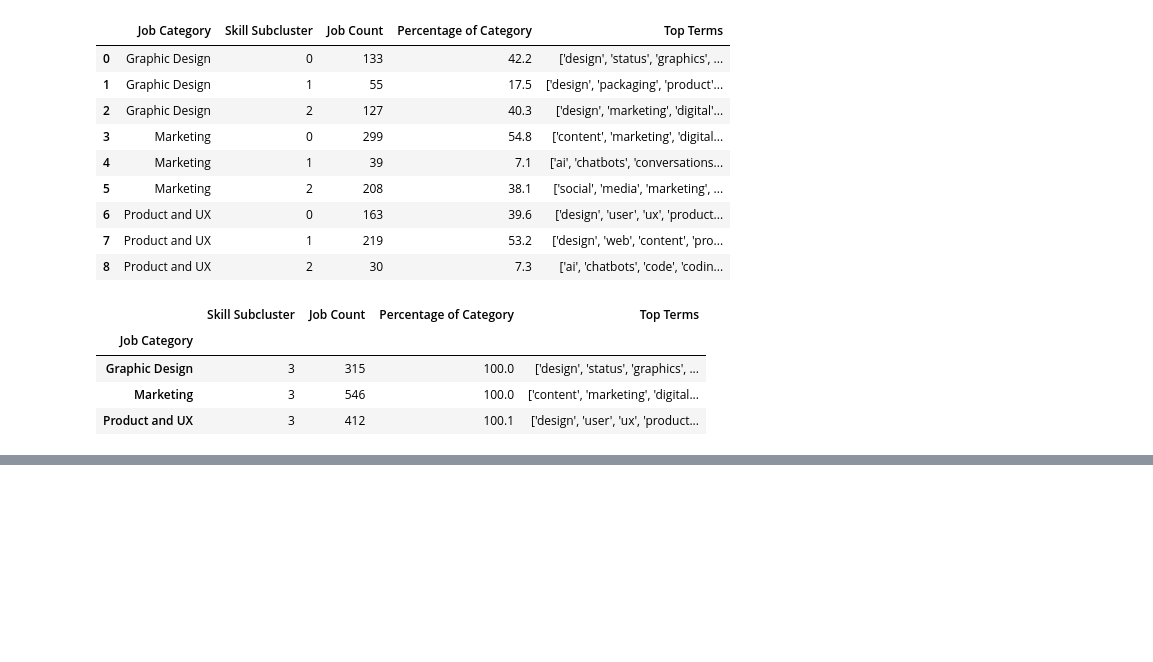
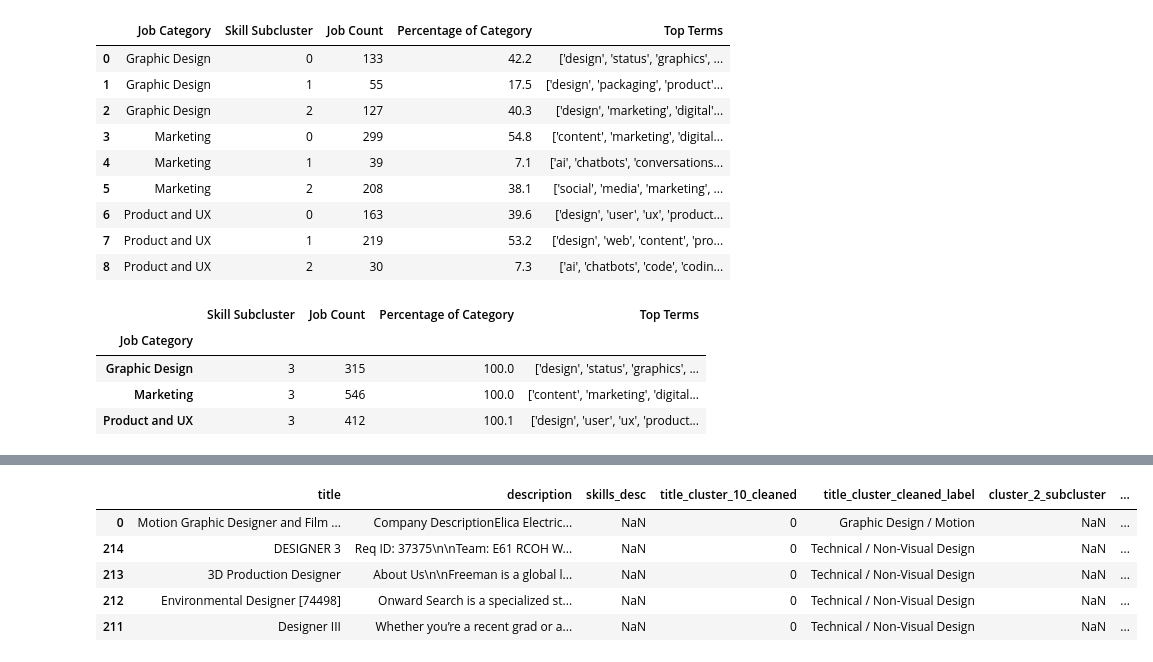
Before and after one commit to nmuffet/lede-design-position-analysis, a Jupyter notebook: data/post-analysis.ipynb, the cells around one changed output, grey strips where cells are left out. Drawn from its saved outputs; the diff is of its cells as text; code cells hidden in the pictures; blank space fills up the shorter version.

```diff
--- a/data/post-analysis.ipynb
+++ b/data/post-analysis.ipynb
@@ -48,0 +170,13 @@ percents
+# %%
+labeled = pd.read_csv('job_postings_matched_with_companies.csv')
+
+labeled = labeled.sort_values(by="Final label", ascending = True)
+# %%
+labeled.head()
+# %% [output]
+|  | title | description | skills_desc | title_cluster_10_cleaned | title_cluster_cleaned_label | cluster_2_subcluster | ... |
+| 0 | Motion Graphic Designer and Film ... | Company DescriptionElica Electric... | NaN | 0 | Graphic Design / Motion | NaN | ... |
+| 214 | DESIGNER 3 | Req ID: 37375\n\nTeam: E61 RCOH W... | NaN | 0 | Technical / Non-Visual Design | NaN | ... |
+| 213 | 3D Production Designer | About Us\n\nFreeman is a global l... | NaN | 0 | Technical / Non-Visual Design | NaN | ... |
+| 212 | Environmental Designer [74498] | Onward Search is a specialized st... | NaN | 0 | Technical / Non-Visual Design | NaN | ... |
+| 211 | Designer III | Whether you’re a recent grad or a... | NaN | 0 | Technical / Non-Visual Design | NaN | ... |
```
Also changed, not shown: parts of 10 cells of this notebook, 55 other files.
